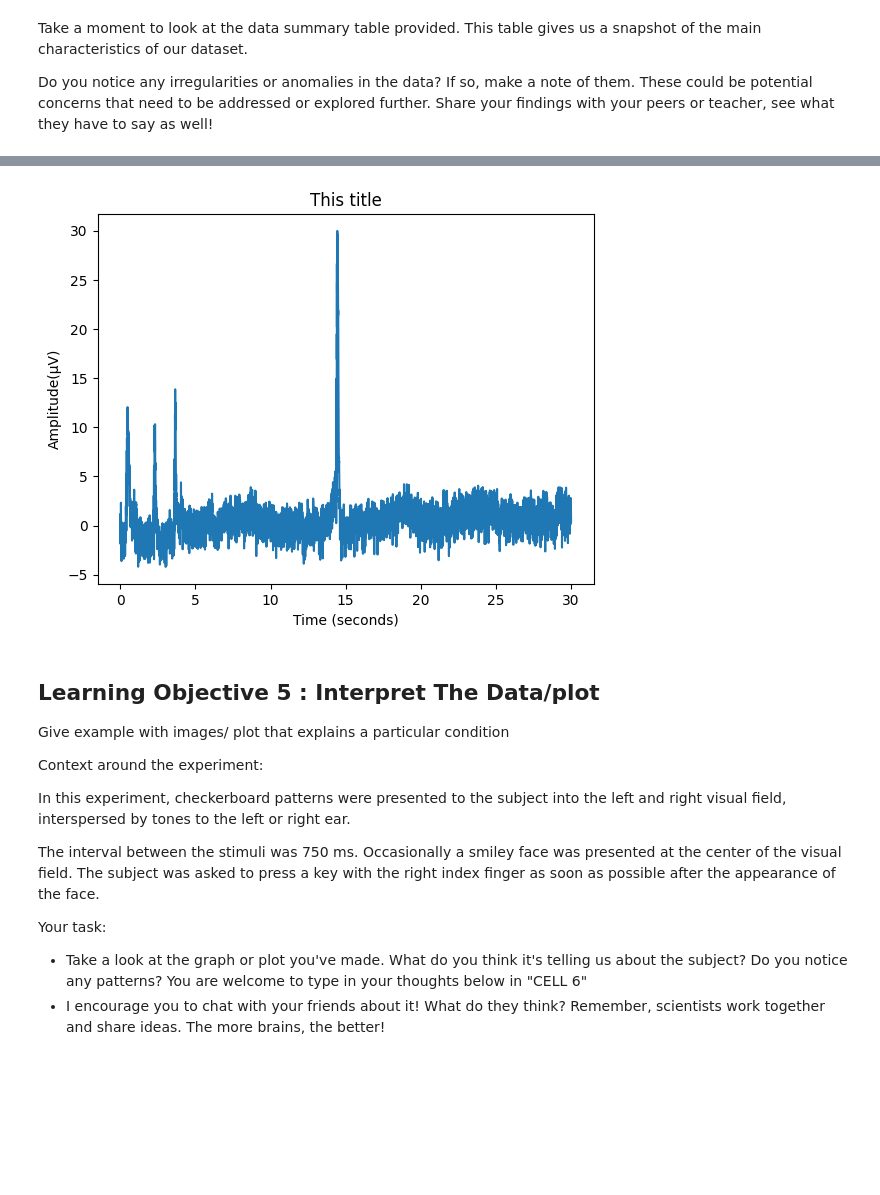
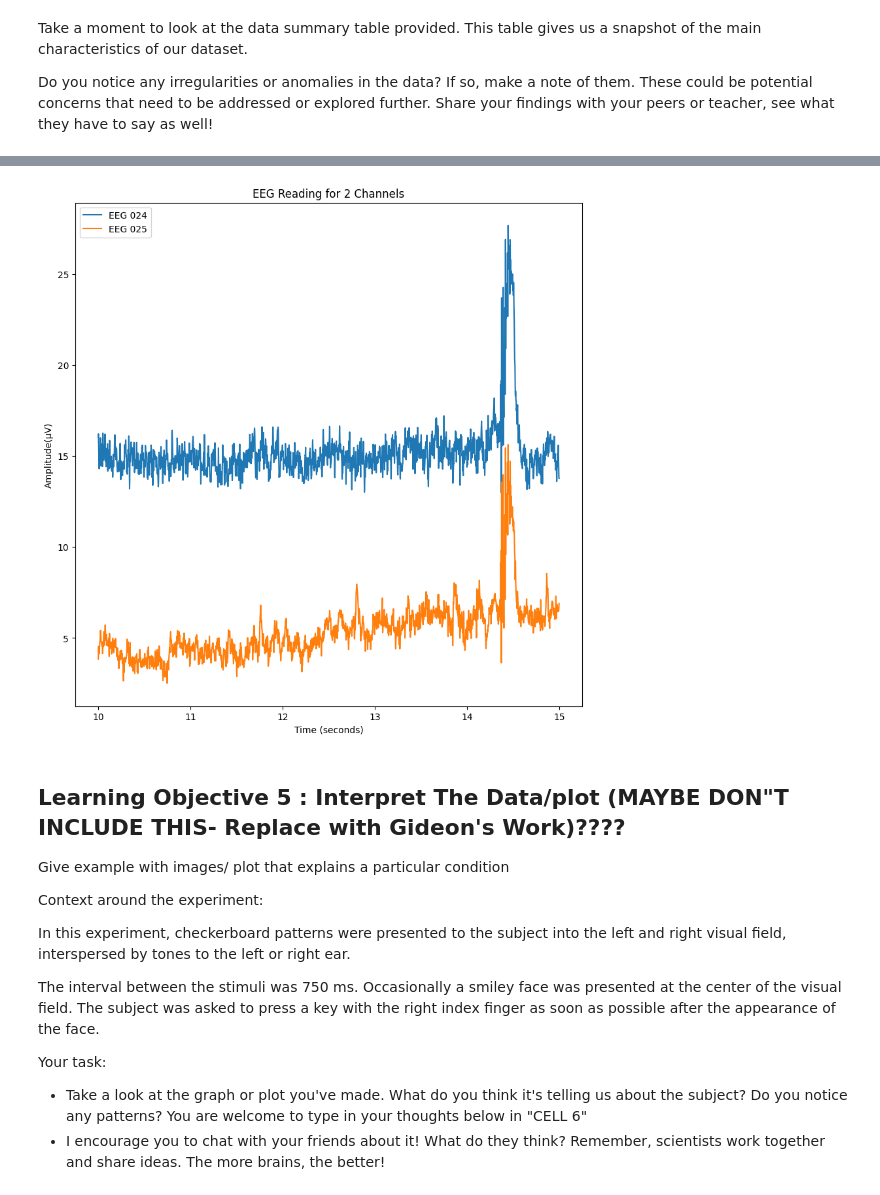
Before and after one commit to MostafaRahimiAzghadi/NeuroSTEM, a Jupyter notebook: NeuroStem_exercise.ipynb, the cells around one changed output, grey strips where cells are left out. Cells and saved outputs as stored; diff of their text form; code cells hidden in the pictures; blank space fills up the shorter version.

Commit message:
FEAT: Cleanup the plotting task and added solutions

```diff
--- a/NeuroStem_exercise.ipynb
+++ b/NeuroStem_exercise.ipynb
@@ -160,15 +147,18 @@ Hint:
 - `meg_data_only = raw.copy().pick(picks=["meg"])` : this code will extract the specific type of channel and store it into a variable called `meg_data_only`. For this example, we are extracting `meg` data only. To extract EEG data, we need to use `eeg`
 # %%
 ################################# CELL 4 ################################
+
+# BELOW is for Students
 # raw_copy = raw.copy().crop(tmax=............)
 # raw_copy.drop_channels(["................"])
 # eeg_data_only = raw_copy.copy().pick(picks=["........"])
 
-
-raw_copy = raw.copy().crop(tmax=30)
+# SOLUTION (DELETE BEFOFE THE ACTUAL EVENT)
+raw_copy = raw.copy().crop(tmax=40)
 raw_copy.drop_channels(["EEG 053"])
 eeg_data_only = raw_copy.copy().pick(picks=["eeg"])
 
+# To print the information on the extracted eeg data only
 print(eeg_data_only.info)
 # %% [output]
 Removing projector <Projection | PCA-v1, active : False, n_channels : 102>
@@ -202,37 +253,40 @@ Things to do for this objective ("CELL 5"):
 # %%
-################################# CELL 5 ################################
+# SOLUTION FOR ADVANCE PLOTTING(DELETE BEFOFE THE ACTUAL EVENT)
+
+start_time = 10
+stop_time = 15
 
 
-start_time = 0 # For STUDENTS to modify
-stop_time = 59 # For STUDENTS to modify
-channel_name = 'EEG 001' # For STUDENTS to modify
-
+##### DON"T MODIFY CODE BELOW ######
 start_stop_seconds = np.array([start_time, stop_time])
-
-# channel_index = 57
-
-##### DON"T MODIFY CODE BELOW ######
 sampling_freq = raw.info["sfreq"]
 start_sample, stop_sample = (start_stop_seconds * sampling_freq).astype(int)
 selected_eeg = eeg_data_only[channel_name, start_sample:stop_sample]
-x = selected_eeg[1]
-y = selected_eeg[0].T * 10**5 # Convert to micro Volts
+
+time_x = selected_eeg[1]
+eeg_amplitude_y = selected_eeg[0].T * 10**5 # Convert to micro Volts
 ###################################
 
 
-######### CODE FOR PLOTTING ##########
-# Add x-label and y-label
+width = 10
+height = 10
+plt.figure(figsize=(width, height))
+channel_names = ["EEG 024", "EEG 025"]
+two_eeg_chans = raw[channel_names, start_sample:stop_sample]
+y_offset = np.array([6, 0])  # just enough to separate the channel traces
+x = two_eeg_chans[1]
+y = two_eeg_chans[0].T * 10**5 + y_offset
+lines = plt.plot(x, y)
+plt.legend(lines, channel_names)
 plt.xlabel('Time (seconds)') # For STUDENTS to modify
 plt.ylabel('Amplitude(μV)')# For STUDENTS to modify
-plt.title('This title') # For STUDENTS to modify
-
-# Show the plot
-plt.plot(x, y) # For STUDENTS to modify
+plt.title(f'EEG Reading for 2 Channels') # For STUDENTS to modify
+plt.legend(channel_names)
 plt.show()
 # %% [output]
-[figure, old version]
+[figure, new version]
 # %% [markdown]
-## Learning Objective 5 : Interpret The Data/plot
+## Learning Objective 5 : Interpret The Data/plot (MAYBE DON"T INCLUDE THIS- Replace with Gideon's Work)????
 
 
 Give example with images/ plot that explains a particular condition
```
Also changed, not shown: parts of 9 cells of this notebook, 2 other files.
